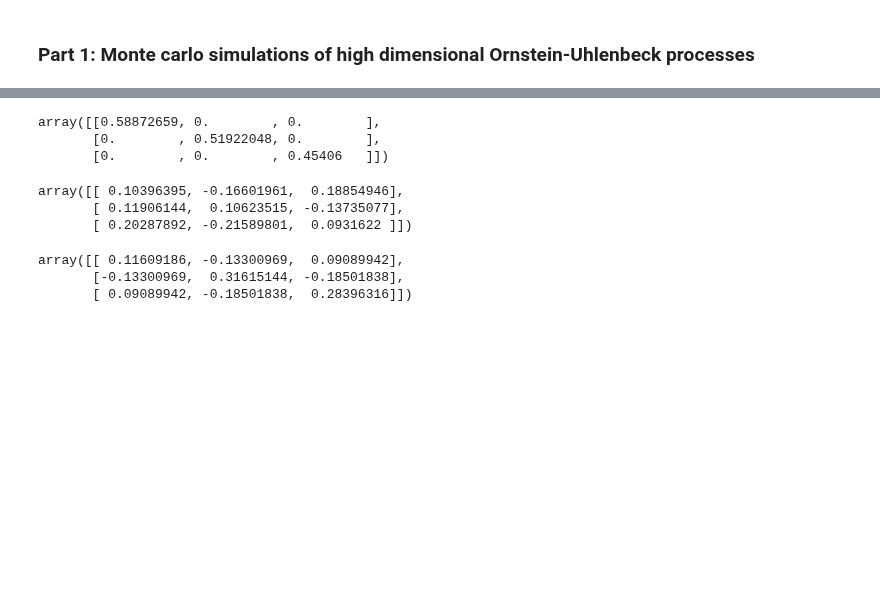
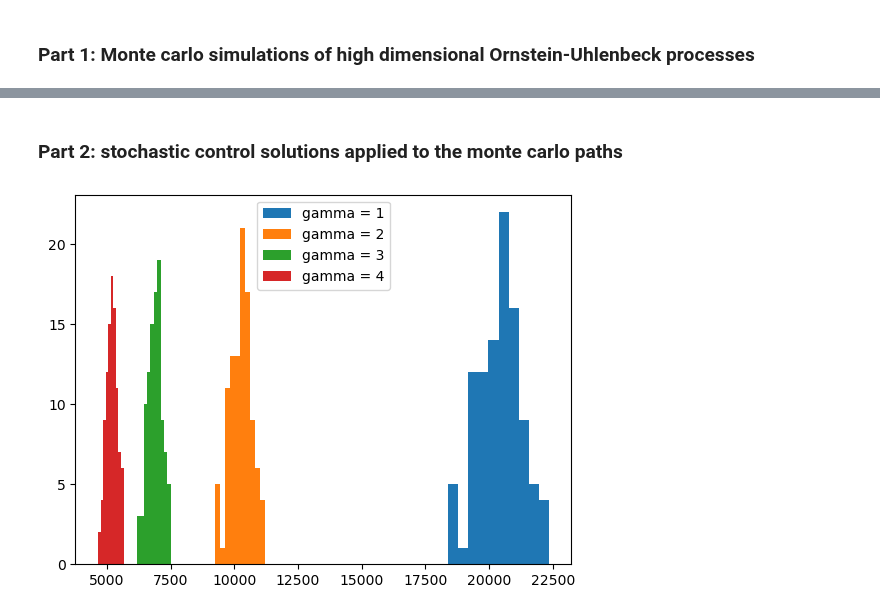
Before and after one commit to quintengeerts2000/MasterThesis-DRL_applications_to_stat_arb, a Jupyter notebook: monte_carlo_simulators/OU_stoch_control.ipynb, the cells around one changed output, grey strips where cells are left out. Cells and saved outputs as stored; diff of their text form; code cells hidden in the pictures; blank space fills up the shorter version.

Commit message:
finished the exponential strategy

```diff
--- a/monte_carlo_simulators/OU_stoch_control.ipynb
+++ b/monte_carlo_simulators/OU_stoch_control.ipynb
@@ -39,18 +40,48 @@ plt.show()
-# %%
-process.Lambda
-# %% [output]
-array([[0.58872659, 0.        , 0.        ],
-       [0.        , 0.51922048, 0.        ],
-       [0.        , 0.        , 0.45406   ]])
-# %%
-sigma
-# %% [output]
-array([[ 0.10396395, -0.16601961,  0.18854946],
-       [ 0.11906144,  0.10623515, -0.13735077],
-       [ 0.20287892, -0.21589801,  0.0931622 ]])
-# %%
-process.Var
-# %% [output]
-array([[ 0.11609186, -0.13300969,  0.09089942],
-       [-0.13300969,  0.31615144, -0.18501838],
-       [ 0.09089942, -0.18501838,  0.28396316]])
+# %% [markdown]
+### Part 2: stochastic control solutions applied to the monte carlo paths
+# %%
+r  = 0.02 # 0.2% interest rate
+p  = np.ones((N,1)) #simplification in this model the asset prices themselves are assumed to be mean reverting
+M  = 100 # amount of monte carlo simulations done
+W0 = 0
+gammas = [1,2,3,4]
+Wealth = np.zeros((M,L,len(gammas)))
+
+# repeat the monte carlo simulation M times
+for sim in tqdm(range(M)):
+    X        = np.zeros((N,L))
+    pi       = np.zeros((N,L,len(gammas)))
+    W        = np.zeros((L,len(gammas)))
+    W[:,0]   = W0
+    # initialise the process at t=0
+    process = ornstein_uhlenbeck_process(theta,mu,sigma,delta_t)
+    for idx in range(L):
+        # perform a simulation for one time step
+        X_t  = process.step().reshape((-1,1))
+        t    = process.t
+        X[:,idx] = X_t.reshape((1,-1))
+
+        # calculate the change to the wealth
+        if idx > 0:
+            for count, gamma in enumerate(gammas):
+                dW_t = pi[:,idx-1,count].transpose().dot(X[:,idx] - X[:,idx-1]) + (W[idx-1,count] - pi[:,idx-1,count].transpose() @ p)*r * delta_t
+                W[idx,count] = W[idx-1,count] + dW_t
+
+        # Simulating the exponential-utility strategy
+        sigma_perp_inv = inv(sigma @ sigma.transpose())
+        for count, gamma in enumerate(gammas):
+            pi_t = sigma_perp_inv @ (theta @ (mu - X_t) - p*r) / (gamma*np.exp(r*(T-t))) + theta.transpose() @ (sigma_perp_inv) /(gamma*np.exp(r*(T-t))) @ (theta @ (mu-X_t) - p*r) * (T-t) - theta @ p *r*(T-t)**2/2
+            pi[:,idx, count] = pi_t.reshape((1,-1))
+
+    Wealth[sim,:,:] = W
+
+avg_W = np.mean(Wealth,axis=0)
+# %%
+plt.hist(Wealth[:,-1,0])
+plt.hist(Wealth[:,-1,1])
+plt.hist(Wealth[:,-1,2])
+plt.hist(Wealth[:,-1,3])
+plt.legend(['gamma = 1','gamma = 2','gamma = 3','gamma = 4'])
+plt.show()
+# %% [output]
+[figure, added]
```
Also changed, not shown: parts of 3 cells of this notebook.
